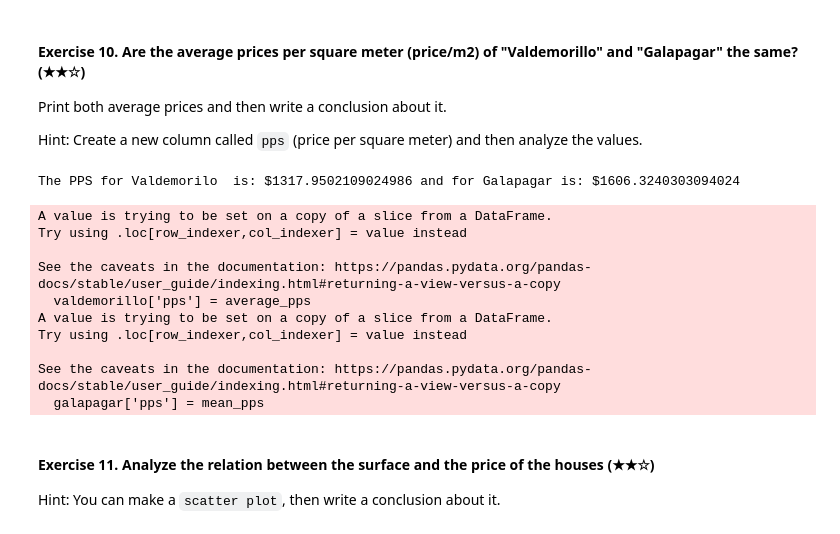
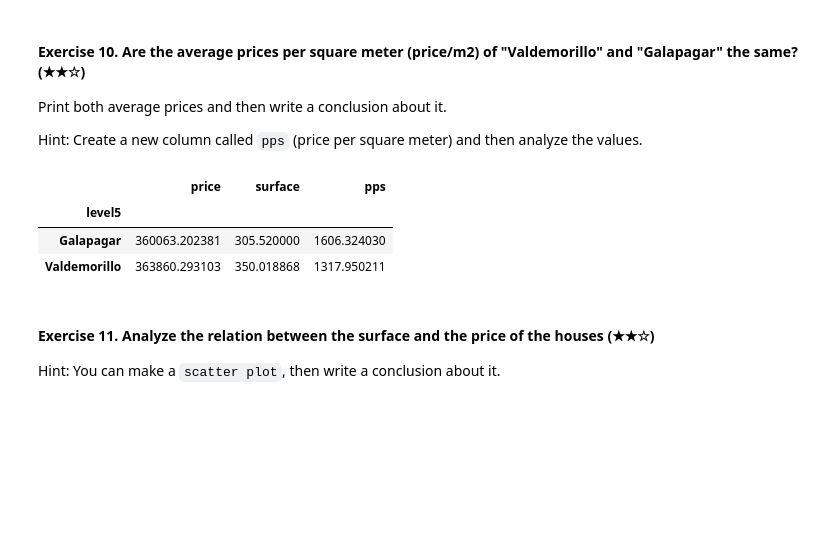
Before and after one commit to holiveirajr1/realestate-datacleanup-exercise, a Jupyter notebook: project.ipynb, the cells around one changed output. Saved outputs shown, nothing was run; the diff lists cells and outputs as text; code cells hidden in the pictures; blank space fills up the shorter version.

```diff
--- a/project.ipynb
+++ b/project.ipynb
@@ -185,26 +200,18 @@ Print both average prices and then write a conclusion about it.
 
 Hint: Create a new column called `pps` (price per square meter) and then analyze the values.
 # %%
-valdemorillo = ds[ds['level5'] == "Valdemorillo"]
-average_pps = (valdemorillo['price']/ valdemorillo['surface']).mean()
-valdemorillo['pps'] = average_pps
+ds['pps'] = ds['price'] / ds['surface']
 
-galapagar = ds[ds['level5'] == "Galapagar"]
-mean_pps = (galapagar['price']/ galapagar['surface']).mean()
-galapagar['pps'] = mean_pps
-print(f"The PPS for Valdemorilo  is: ${average_pps} and for Galapagar is: ${mean_pps}")
+cities = ['Valdemorillo', 'Galapagar']
+
+filtered_df = ds[ds.level5.isin(cities)]
+
+filtered_df.groupby(['level5'])[['price', 'surface', 'pps']].mean()
 # %% [output]
-The PPS for Valdemorilo  is: $1317.9502109024986 and for Galapagar is: $1606.3240303094024
-A value is trying to be set on a copy of a slice from a DataFrame.
-Try using .loc[row_indexer,col_indexer] = value instead
-
-See the caveats in the documentation: https://pandas.pydata.org/pandas-docs/stable/user_guide/indexing.html#returning-a-view-versus-a-copy
-  valdemorillo['pps'] = average_pps
-A value is trying to be set on a copy of a slice from a DataFrame.
-Try using .loc[row_indexer,col_indexer] = value instead
-
-See the caveats in the documentation: https://pandas.pydata.org/pandas-docs/stable/user_guide/indexing.html#returning-a-view-versus-a-copy
-  galapagar['pps'] = mean_pps
+|  | price | surface | pps |
+| level5 |  |  |  |
+| Galapagar | 360063.202381 | 305.520000 | 1606.324030 |
+| Valdemorillo | 363860.293103 | 350.018868 | 1317.950211 |
 # %% [markdown]
 #### Exercise 11. Analyze the relation between the surface and the price of the houses (★★☆)
 
```
Also changed, not shown: parts of 10 cells of this notebook.
